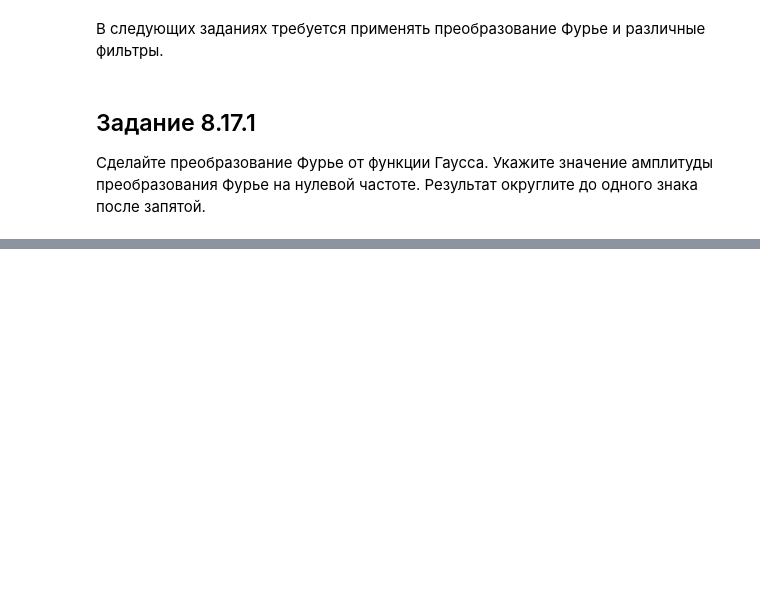
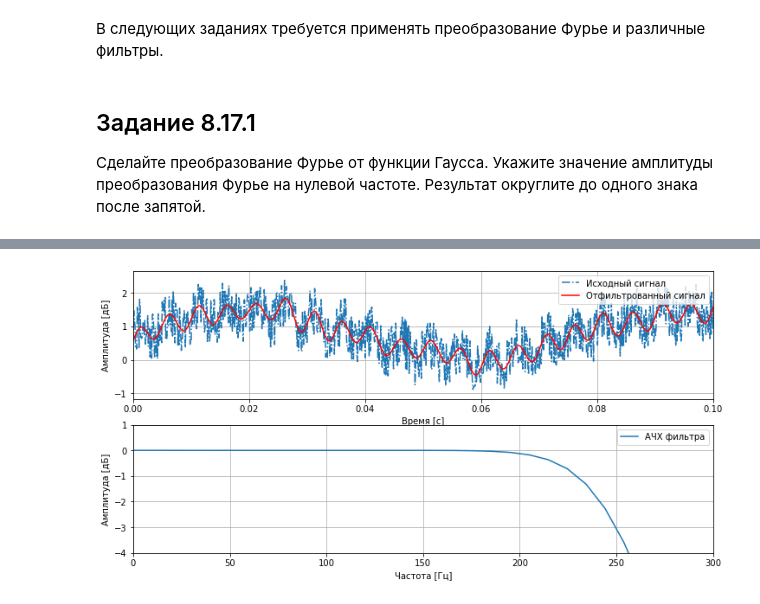
Before and after one commit to IvanRumyantsev/Skillfactory_DST_10, a Jupyter notebook: Юнит 7. Machine Learning в продакшн/ML-8. Временные ряды в машинном обучении/ML-8. Временные ряды в машинном обучении.ipynb, the cells around one changed output, grey strips where cells are left out. Cells and saved outputs as stored; diff of their text form; code cells hidden in the pictures; blank space fills up the shorter version.

```diff
--- a/Юнит 7. Machine Learning в продакшн/ML-8. Временные ряды в машинном обучении/ML-8. Временные ряды в машинном обучении.ipynb
+++ b/Юнит 7. Machine Learning в продакшн/ML-8. Временные ряды в машинном обучении/ML-8. Временные ряды в машинном обучении.ipynb
@@ -1211,0 +1305,12 @@ Cделайте преобразование Фурье от функции Га
+# %%
+## полосо-заграждающий фильтр
+b, a = signal.butter(8, 250, btype='lowpass', fs=Fs)
+df['y_filt'] = signal.filtfilt(b, a, df.y)
+
+## АЧХ фильтра
+w, h = signal.freqz(b, a)
+w = Fs/np.pi/2 * w ## переводим радианы в Герцы
+
+w2 = 254
+ind = np.where((w > w2-5) & (w < w2+5))[0][0]
+print(f'Подавление сигнала на частоте {w2} Гц: {20 * np.log10(abs(h[ind])):.1f} дБ  (в {1/abs(h[ind]):0.1f} раз)')
@@ -1211,0 +1322,21 @@ Cделайте преобразование Фурье от функции Га
+# %%
+# 1 график
+f, ax = plt.subplots(2, 1, figsize=(12, 6))
+ax[0].plot(df.t, df.y, '-.')
+ax[0].plot(df.t, df.y_filt, 'r')
+ax[0].set_xlim([0, 0.1])
+ax[0].set_xlabel('Время [c]')
+ax[0].set_ylabel('Амплитуда [дБ]')
+ax[0].grid()
+ax[0].legend(['Исходный сигнал', 'Отфильтрованный сигнал'], loc=1)
+## 2 график (Боде)
+ax[1].plot(w, 20 * np.log10(abs(h)))
+ax[1].set_ylabel('Амплитуда [дБ]')
+ax[1].set_xlim([0, 300])
+ax[1].set_ylim([-4, 1])
+ax[1].set_xlabel('Частота [Гц]')
+ax[1].legend(['АЧХ фильтра'])
+ax[1].grid()
+plt.show()
+# %% [output]
+[figure, added]
```
Also changed, not shown: parts of 9 cells of this notebook.
